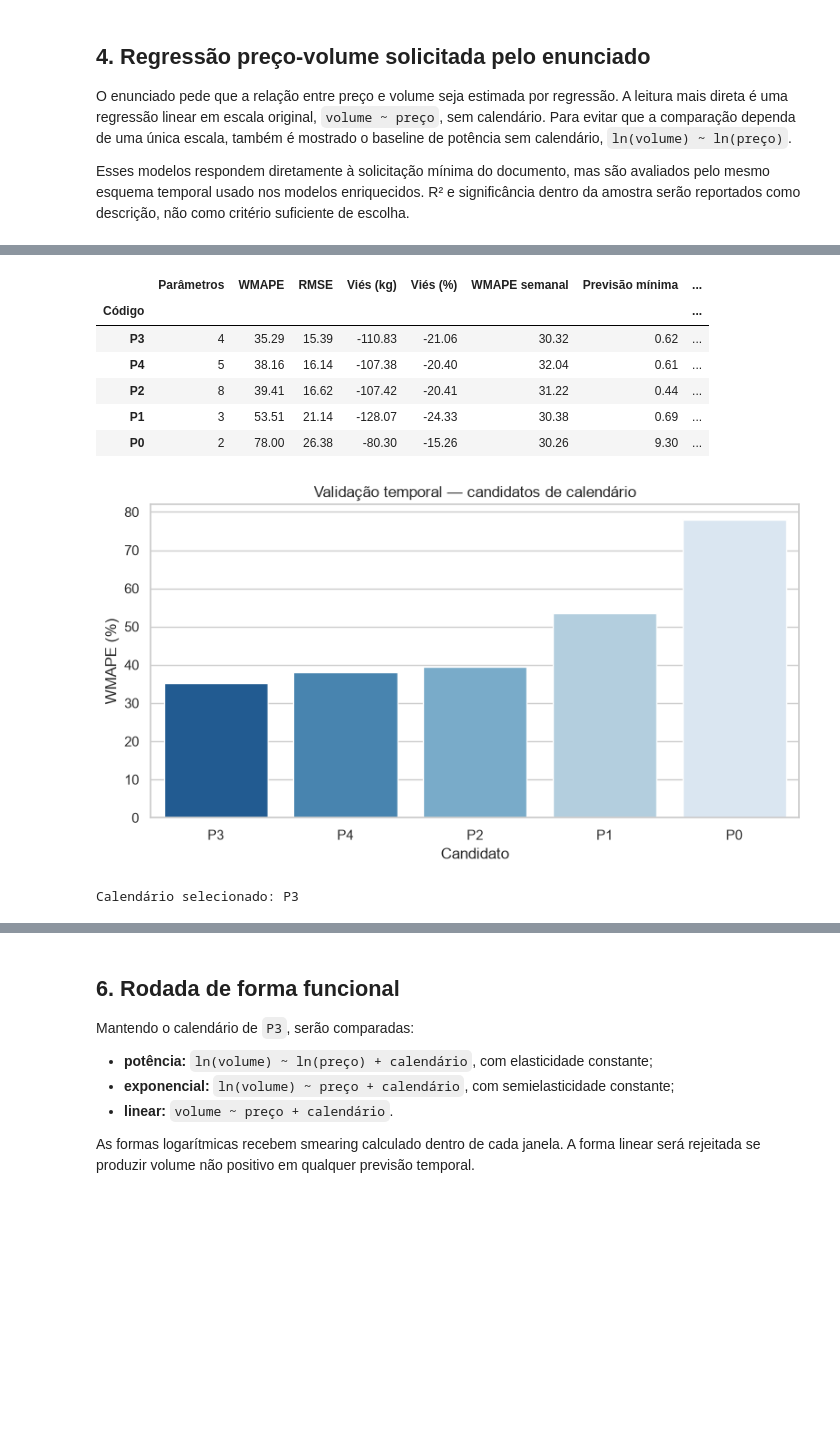
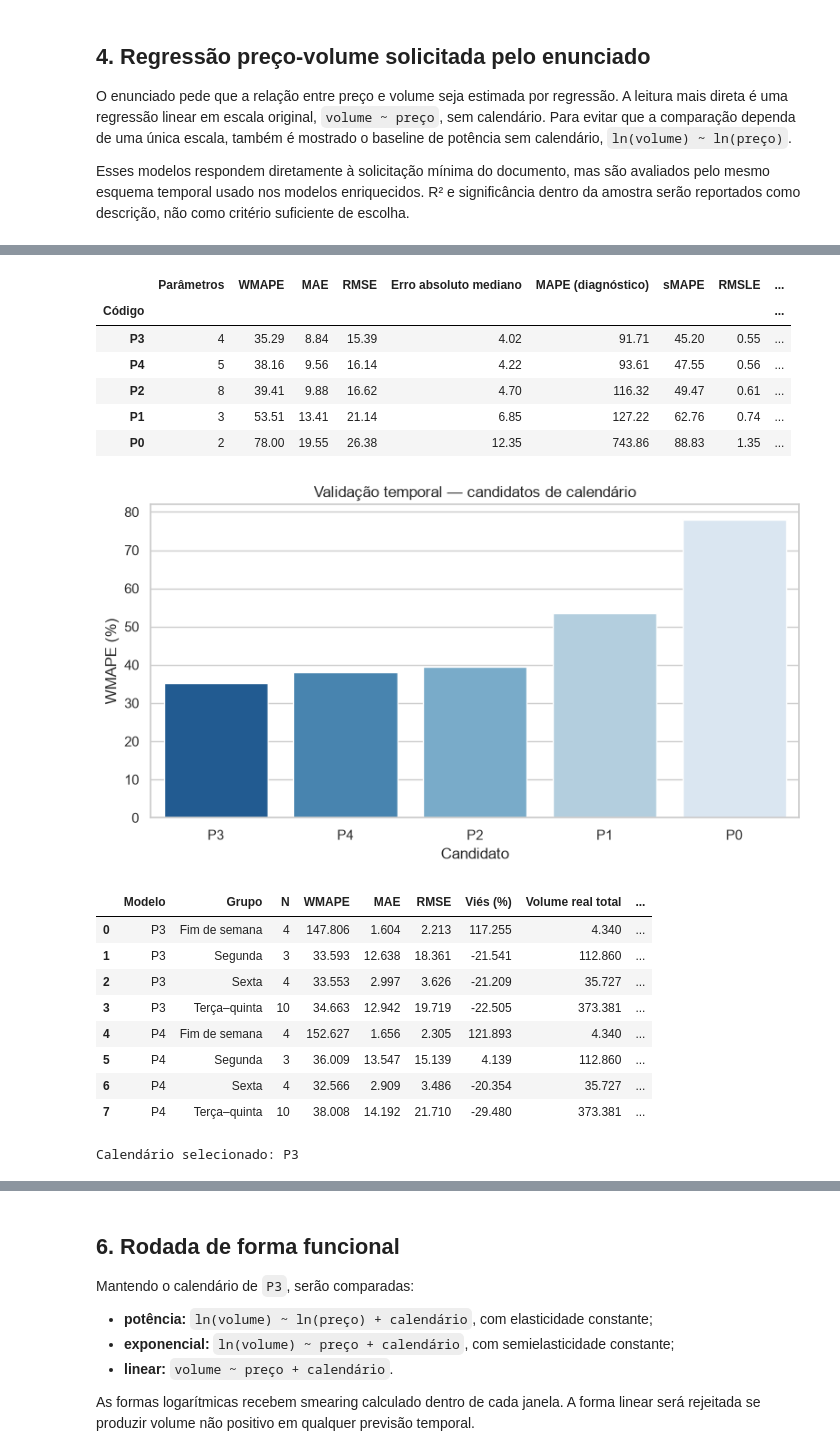
Before and after one commit to natfaria/202602-resolucao_problemas, a Jupyter notebook: notebooks/2.0-minerva-curva-demanda-validacao.ipynb, the cells around one changed output, grey strips where cells are left out. Saved outputs shown, nothing was run; the diff lists cells and outputs as text; code cells hidden in the pictures; blank space fills up the shorter version.

```diff
--- a/notebooks/2.0-minerva-curva-demanda-validacao.ipynb
+++ b/notebooks/2.0-minerva-curva-demanda-validacao.ipynb
@@ -52,6 +59,7 @@ import statsmodels.api as sm
 from IPython.display import display
 from scipy import stats
 from statsmodels.stats.diagnostic import acorr_ljungbox, het_breuschpagan
+from statsmodels.stats.multitest import multipletests
 from statsmodels.stats.outliers_influence import variance_inflation_factor
 from statsmodels.stats.stattools import durbin_watson
 
@@ -71,6 +79,10 @@ SELECTION_PATH = MODELS_DIR / 'model_selection_summary.json'
 ORDEM_DIAS = ['Segunda', 'Terça', 'Quarta', 'Quinta', 'Sexta', 'Sábado', 'Domingo']
 SEMENTE = 42
 JANELA_INICIAL = 55
+METRICAS_PERCENTUAIS = [
+    'WMAPE', 'MAPE (diagnóstico)', 'sMAPE', 'Viés (%)',
+    'WMAPE semanal', 'Erro volume acumulado (%)',
+]
 sns.set_theme(style='whitegrid', context='notebook')
 pd.set_option('display.max_columns', 40)
 
@@ -441,7 +472,7 @@ comparacao_documento = ranking_documento.join(ajustes_documento)
 comparacao_documento.to_csv(TABLES_DIR / '02_baselines_enunciado.csv')
 
 exibicao_documento = comparacao_documento.copy()
-for coluna in ['WMAPE', 'Viés (%)', 'WMAPE semanal']:
+for coluna in METRICAS_PERCENTUAIS:
     exibicao_documento[coluna] = 100 * exibicao_documento[coluna]
 display(exibicao_documento.round(4))
 # %% [output]
@@ -465,38 +646,84 @@ Além da tabela global, o gráfico mostra o WMAPE de cada especificação nas me
 # %%
 ranking_calendario, previsoes_calendario = comparar_candidatos(
     dados, CANDIDATOS_CALENDARIO
 )
 vencedor_calendario = escolher_parcimonioso(ranking_calendario)
 ranking_calendario.to_csv(TABLES_DIR / '02_ranking_calendario.csv')
 
 exibicao_calendario = ranking_calendario.copy()
-for coluna in ['WMAPE', 'Viés (%)', 'WMAPE semanal']:
+for coluna in METRICAS_PERCENTUAIS:
     exibicao_calendario[coluna] = 100 * exibicao_calendario[coluna]
 display(exibicao_calendario.round(2))
 
 fig, ax = plt.subplots(figsize=(8, 4.5))
 ordem = ranking_calendario.sort_values('WMAPE').index
 sns.barplot(
     x=ordem,
     y=100 * ranking_calendario.loc[ordem, 'WMAPE'],
     hue=ordem,
     palette='Blues_r',
     legend=False,
     ax=ax,
 )
 ax.set(title='Validação temporal — candidatos de calendário', xlabel='Candidato', ylabel='WMAPE (%)')
 fig.tight_layout()
 fig.savefig(FIGURES_DIR / '02_ranking_calendario.png', dpi=160, bbox_inches='tight')
 plt.show()
+
+mapa_grupo_comparacao = {
+    'Segunda': 'Segunda',
+    'Terça': 'Terça–quinta',
+    'Quarta': 'Terça–quinta',
+    'Quinta': 'Terça–quinta',
+    'Sexta': 'Sexta',
+    'Sábado': 'Fim de semana',
+    'Domingo': 'Fim de semana',
+}
+linhas_subgrupos = []
+for codigo in ['P3', 'P4']:
+    previsoes_subgrupo = previsoes_calendario[codigo].copy()
+    previsoes_subgrupo['grupo'] = previsoes_subgrupo['dia_semana'].map(
+        mapa_grupo_comparacao
+    )
+    for grupo, recorte in previsoes_subgrupo.groupby('grupo'):
+        erro = recorte['volume_previsto_kg'] - recorte['volume_real_kg']
+        linhas_subgrupos.append({
+            'Modelo': codigo,
+            'Grupo': grupo,
+            'N': int(len(recorte)),
+            'WMAPE': float(erro.abs().sum() / recorte['volume_real_kg'].sum()),
+            'MAE': float(erro.abs().mean()),
+            'RMSE': float(np.sqrt(np.mean(erro**2))),
+            'Viés (%)': float(erro.sum() / recorte['volume_real_kg'].sum()),
+            'Volume real total': float(recorte['volume_real_kg'].sum()),
+            'Volume previsto total': float(recorte['volume_previsto_kg'].sum()),
+        })
+comparacao_subgrupos = pd.DataFrame(linhas_subgrupos)
+comparacao_subgrupos.to_csv(
+    TABLES_DIR / '02_comparacao_p3_p4_por_grupo.csv', index=False
+)
+exibicao_subgrupos = comparacao_subgrupos.copy()
+for coluna in ['WMAPE', 'Viés (%)']:
+    exibicao_subgrupos[coluna] = 100 * exibicao_subgrupos[coluna]
+display(exibicao_subgrupos.round(3))
 print(f'Calendário selecionado: {vencedor_calendario}')
 # %% [output]
-|  | Parâmetros | WMAPE | RMSE | Viés (kg) | Viés (%) | WMAPE semanal | Previsão mínima | ... |
-| Código |  |  |  |  |  |  |  | ... |
-| P3 | 4 | 35.29 | 15.39 | -110.83 | -21.06 | 30.32 | 0.62 | ... |
-| P4 | 5 | 38.16 | 16.14 | -107.38 | -20.40 | 32.04 | 0.61 | ... |
-| P2 | 8 | 39.41 | 16.62 | -107.42 | -20.41 | 31.22 | 0.44 | ... |
-| P1 | 3 | 53.51 | 21.14 | -128.07 | -24.33 | 30.38 | 0.69 | ... |
-| P0 | 2 | 78.00 | 26.38 | -80.30 | -15.26 | 30.26 | 9.30 | ... |
+|  | Parâmetros | WMAPE | MAE | RMSE | Erro absoluto mediano | MAPE (diagnóstico) | sMAPE | RMSLE | ... |
+| Código |  |  |  |  |  |  |  |  | ... |
+| P3 | 4 | 35.29 | 8.84 | 15.39 | 4.02 | 91.71 | 45.20 | 0.55 | ... |
+| P4 | 5 | 38.16 | 9.56 | 16.14 | 4.22 | 93.61 | 47.55 | 0.56 | ... |
+| P2 | 8 | 39.41 | 9.88 | 16.62 | 4.70 | 116.32 | 49.47 | 0.61 | ... |
+| P1 | 3 | 53.51 | 13.41 | 21.14 | 6.85 | 127.22 | 62.76 | 0.74 | ... |
+| P0 | 2 | 78.00 | 19.55 | 26.38 | 12.35 | 743.86 | 88.83 | 1.35 | ... |
 [figure]
+|  | Modelo | Grupo | N | WMAPE | MAE | RMSE | Viés (%) | Volume real total | ... |
+| 0 | P3 | Fim de semana | 4 | 147.806 | 1.604 | 2.213 | 117.255 | 4.340 | ... |
+| 1 | P3 | Segunda | 3 | 33.593 | 12.638 | 18.361 | -21.541 | 112.860 | ... |
+| 2 | P3 | Sexta | 4 | 33.553 | 2.997 | 3.626 | -21.209 | 35.727 | ... |
+| 3 | P3 | Terça–quinta | 10 | 34.663 | 12.942 | 19.719 | -22.505 | 373.381 | ... |
+| 4 | P4 | Fim de semana | 4 | 152.627 | 1.656 | 2.305 | 121.893 | 4.340 | ... |
+| 5 | P4 | Segunda | 3 | 36.009 | 13.547 | 15.139 | 4.139 | 112.860 | ... |
+| 6 | P4 | Sexta | 4 | 32.566 | 2.909 | 3.486 | -20.354 | 35.727 | ... |
+| 7 | P4 | Terça–quinta | 10 | 38.008 | 14.192 | 21.710 | -29.480 | 373.381 | ... |
 Calendário selecionado: P3
 # %% [markdown]
```
Also changed, not shown: parts of 23 cells of this notebook, 10 other files.
